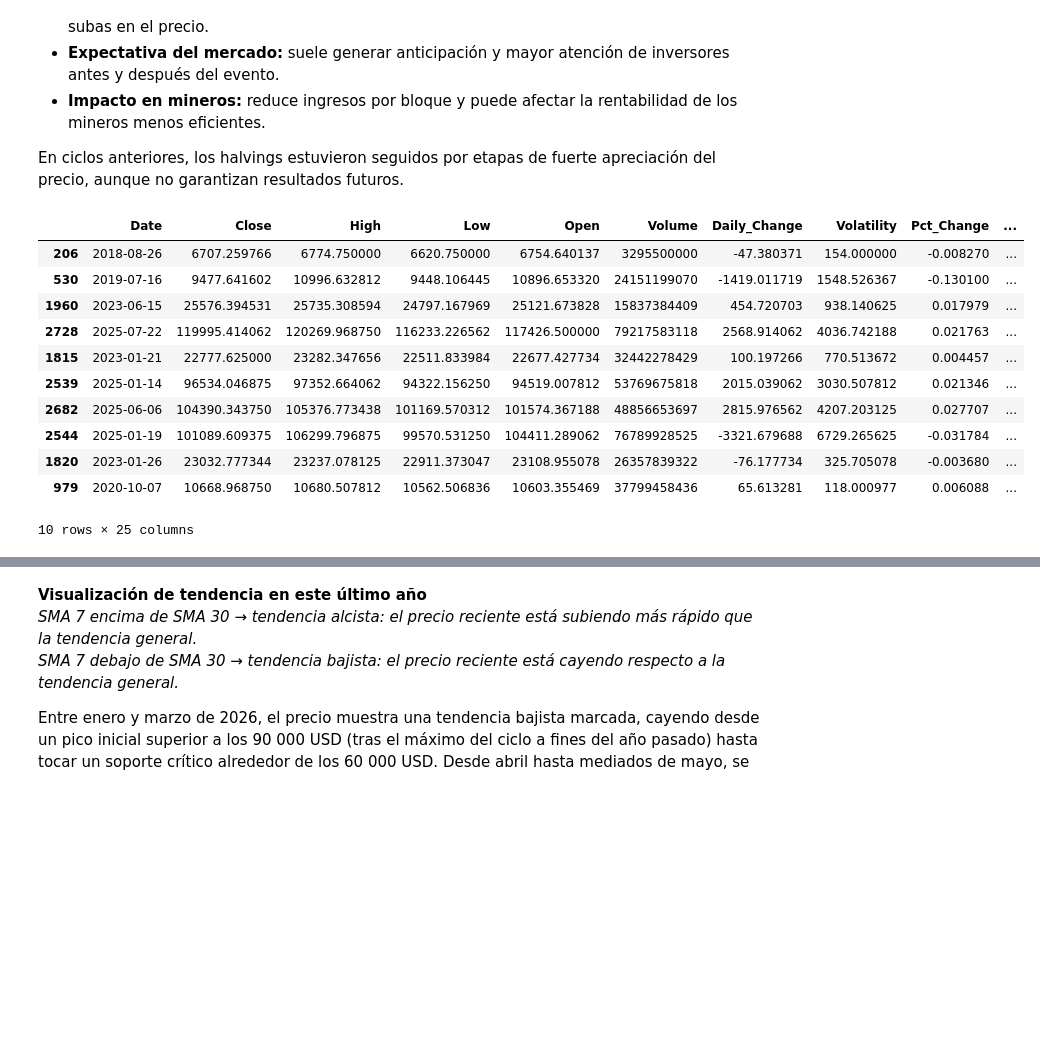
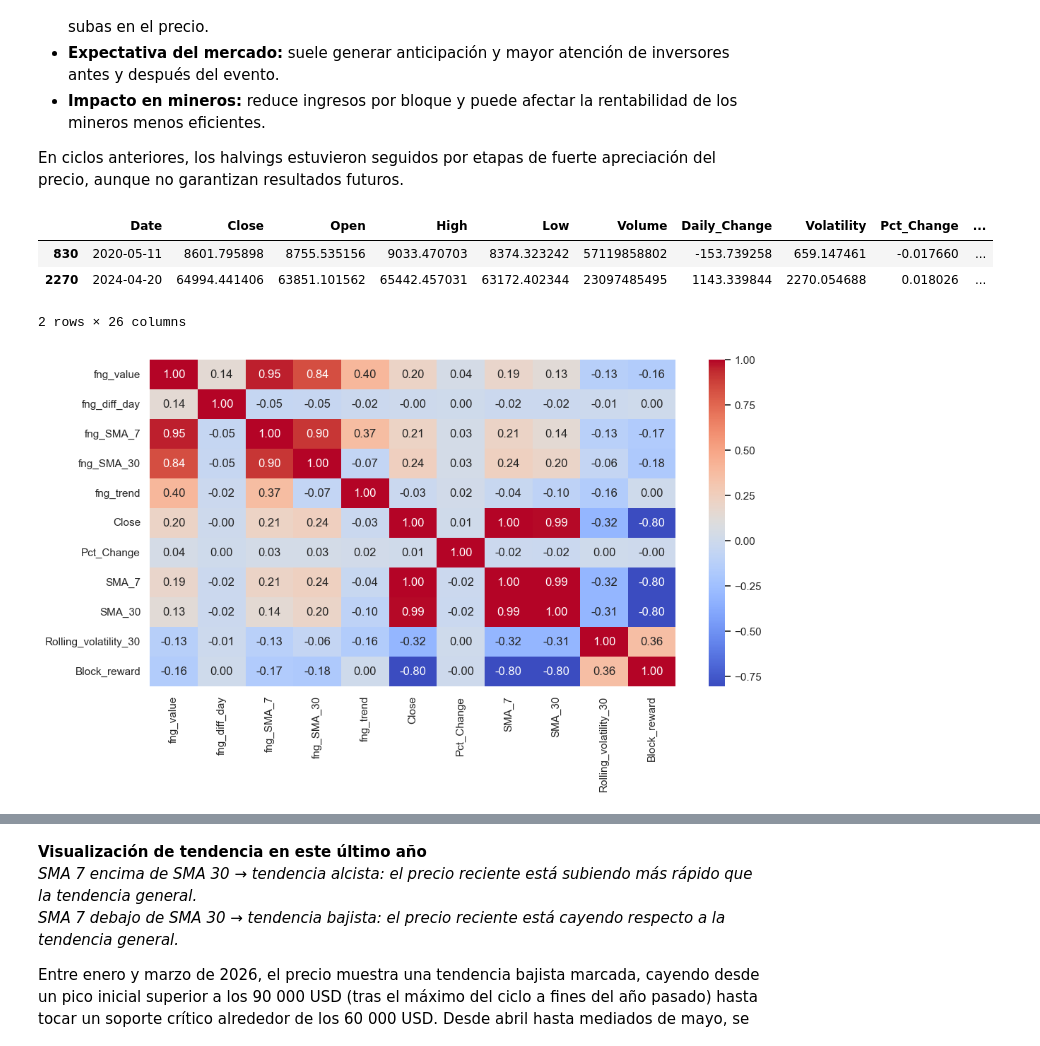
Before and after one commit to Miguelachoacho/TP-2026, a Jupyter notebook: Entrega3/AnalisisExploratorios/exploracionDatos.ipynb, the cells around one changed output, grey strips where cells are left out. Cells and saved outputs as stored; diff of their text form; code cells hidden in the pictures; blank space fills up the shorter version.

```diff
--- a/Entrega3/AnalisisExploratorios/exploracionDatos.ipynb
+++ b/Entrega3/AnalisisExploratorios/exploracionDatos.ipynb
@@ -248,3 +240,15 @@ full_data.tail(10)
 | 3125 | 2026-08-23 | 77755.265625 | 77082.843750 | 78036.867188 | 75624.945312 | 31158396908 | 672.421875 | 2411.921875 | 0.008716 | ... |
 | 3126 | 2026-08-24 | 78858.929688 | 77727.617188 | 79891.304688 | 76838.726562 | 56741580800 | 1131.312500 | 3052.578125 | 0.014194 | ... |
 10 rows × 24 columns
+# %%
+# Gráfico de dispersión: Precio BTC vs Fear & Greed
+full_data['fng_value_lag1'] = full_data['fng_value'].shift(1)
+scatter_data = full_data[['Close', 'fng_value_lag1', 'fng_classification']].dropna()
+
+plt.figure(figsize=(8, 6))
+sns.scatterplot(data=scatter_data, x='fng_value_lag1', y='Close', hue='fng_classification', alpha=0.6)
+plt.title('Dispersión: Precio de cierre BTC vs Índice Fear & Greed')
+plt.xlabel('Fear & Greed Index')
+plt.ylabel('Precio BTC (USD)')
+plt.legend(title='Clasificación', loc='upper left', fontsize=8)
+plt.show()
@@ -250,0 +259,11 @@ full_data.tail(10)
+# %%
+full_data['fng_value_lag1'] = full_data['fng_value'].shift(1)
+scatter_data = full_data[['Pct_Change', 'fng_value_lag1', 'fng_classification']].dropna()
+
+plt.figure(figsize=(8, 6))
+sns.scatterplot(data=scatter_data, x='fng_value_lag1', y='Pct_Change', alpha=0.5)
+plt.axhline(0, color='black', linestyle='--')
+plt.title('Retorno diario (t) vs Fear & Greed del día anterior (t-1)')
+plt.xlabel('Fear & Greed Index (t-1)')
+plt.ylabel('Retorno diario (%) (t)')
+plt.show()
@@ -264,37 +338,29 @@ En ciclos anteriores, los halvings estuvieron seguidos por etapas de fuerte apre
 # %%
 halvings = [pd.Timestamp("2012-11-28"),
             pd.Timestamp("2016-07-09"),
             pd.Timestamp("2020-05-11"),
             pd.Timestamp("2024-04-20")
            ]
 
 rewards = [25, 12.5, 6.25, 3.125]
 
 full_data["Is_Halving_Date"] = 0
 full_data["Block_reward"] = np.nan
 
 full_data.loc[full_data["Date"].isin(halvings), "Is_Halving_Date"] = 1
 
 for i in range(len(halvings)):
     start = halvings[i]
-    end = halvings[i+1] if i+1 < len(halvings) else full_data["Date"].max()
+    end = halvings[i+1] if i+1 < len(halvings) else full_data["Date"].max() + pd.Timedelta(days=1)
 
     mask = (full_data["Date"] >= start) & (full_data["Date"] < end)
 
     full_data.loc[mask, "Block_reward"] = rewards[i]
 
 
-full_data.sample(10)
+full_data[full_data["Is_Halving_Date"] == 1]
 # %% [output]
-|  | Date | Close | High | Low | Open | Volume | Daily_Change | Volatility | Pct_Change | ... |
-| 206 | 2018-08-26 | 6707.259766 | 6774.750000 | 6620.750000 | 6754.640137 | 3295500000 | -47.380371 | 154.000000 | -0.008270 | ... |
-| 530 | 2019-07-16 | 9477.641602 | 10996.632812 | 9448.106445 | 10896.653320 | 24151199070 | -1419.011719 | 1548.526367 | -0.130100 | ... |
-| 1960 | 2023-06-15 | 25576.394531 | 25735.308594 | 24797.167969 | 25121.673828 | 15837384409 | 454.720703 | 938.140625 | 0.017979 | ... |
-| 2728 | 2025-07-22 | 119995.414062 | 120269.968750 | 116233.226562 | 117426.500000 | 79217583118 | 2568.914062 | 4036.742188 | 0.021763 | ... |
-| 1815 | 2023-01-21 | 22777.625000 | 23282.347656 | 22511.833984 | 22677.427734 | 32442278429 | 100.197266 | 770.513672 | 0.004457 | ... |
-| 2539 | 2025-01-14 | 96534.046875 | 97352.664062 | 94322.156250 | 94519.007812 | 53769675818 | 2015.039062 | 3030.507812 | 0.021346 | ... |
-| 2682 | 2025-06-06 | 104390.343750 | 105376.773438 | 101169.570312 | 101574.367188 | 48856653697 | 2815.976562 | 4207.203125 | 0.027707 | ... |
-| 2544 | 2025-01-19 | 101089.609375 | 106299.796875 | 99570.531250 | 104411.289062 | 76789928525 | -3321.679688 | 6729.265625 | -0.031784 | ... |
-| 1820 | 2023-01-26 | 23032.777344 | 23237.078125 | 22911.373047 | 23108.955078 | 26357839322 | -76.177734 | 325.705078 | -0.003680 | ... |
-| 979 | 2020-10-07 | 10668.968750 | 10680.507812 | 10562.506836 | 10603.355469 | 37799458436 | 65.613281 | 118.000977 | 0.006088 | ... |
+|  | Date | Close | Open | High | Low | Volume | Daily_Change | Volatility | Pct_Change | ... |
+| 830 | 2020-05-11 | 8601.795898 | 8755.535156 | 9033.470703 | 8374.323242 | 57119858802 | -153.739258 | 659.147461 | -0.017660 | ... |
+| 2270 | 2024-04-20 | 64994.441406 | 63851.101562 | 65442.457031 | 63172.402344 | 23097485495 | 1143.339844 | 2270.054688 | 0.018026 | ... |
-10 rows × 25 columns
+2 rows × 26 columns
@@ -301,3 +413,27 @@ full_data.sample(10)
+# %%
+# Seleciono las columnas del indice F&G para hacer el mapa de calor (correlacion)
+fng_cols = ['fng_value', 'fng_diff_day', 'fng_SMA_7', 'fng_SMA_30', 'fng_trend']
+
+# Columnas de precio BTC relevantes
+btc_cols = ['Close', 'Pct_Change', 'SMA_7', 'SMA_30', 'Rolling_volatility_30', 'Block_reward']
+
+# Selecciono solo las columnas de interés
+corr_data = full_data[fng_cols + btc_cols].dropna()
+
+# Calculo la correlación
+corr_matrix = corr_data.corr()
+
+# Heatmap interactivo con plotly
+sns.heatmap(corr_matrix,annot=True,cmap='coolwarm',fmt=".2f")
+fig = px.imshow(
+    corr_matrix,
+    text_auto='.2f',
+    color_continuous_scale='RdBu_r',
+    title='Mapa de Calor - Correlación Fear & Greed vs BTC'
+)
+fig.show()
+# %% [output]
+[figure, added]
 # %%
 #Guardo el csv final para entrenal
 full_data.to_csv("../Data/full_data.csv",index=False)
```
Also changed, not shown: parts of 13 cells of this notebook, 1 other file.
